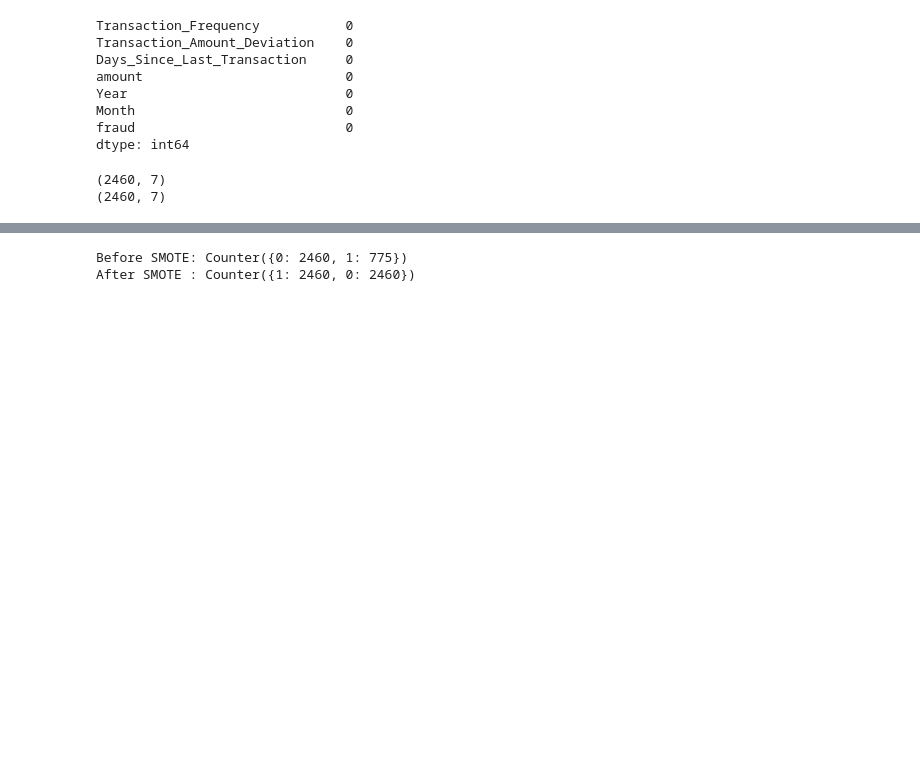
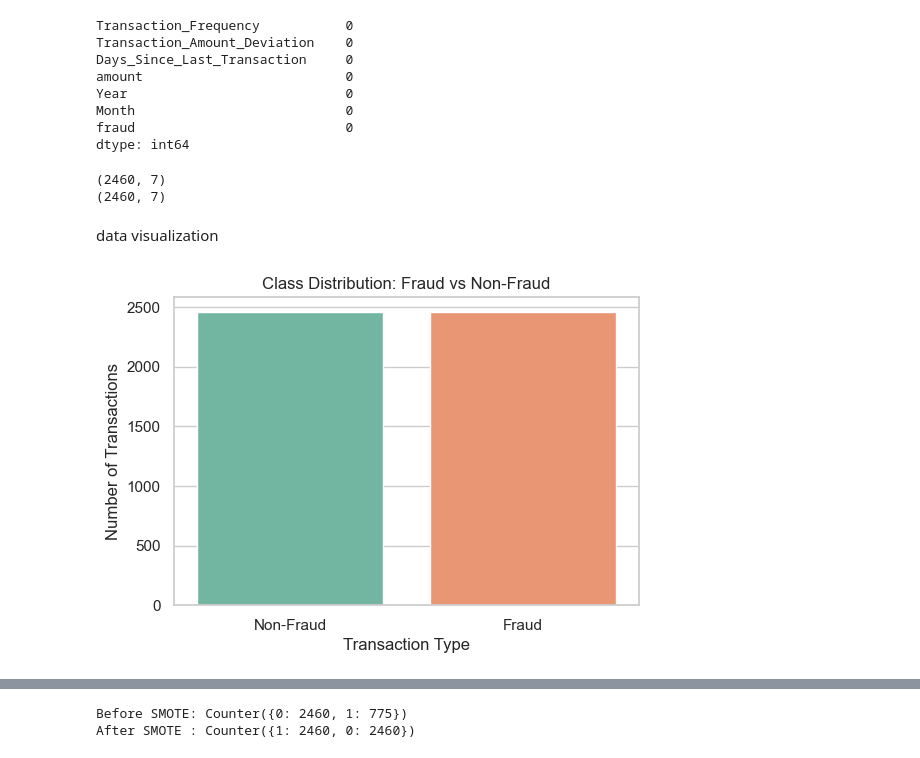
Before and after one commit to samridhixgarg/upiFraudDetection, a Jupyter notebook: upi_model.ipynb, the cells around one changed output, grey strips where cells are left out. Saved outputs shown, nothing was run; the diff lists cells and outputs as text; code cells hidden in the pictures; blank space fills up the shorter version.

```diff
--- a/upi_model.ipynb
+++ b/upi_model.ipynb
@@ -147,3 +146,19 @@ print(fraud.shape)
 # %% [output]
 (2460, 7)
 (2460, 7)
+# %% [markdown]
+data visualization
+# %%
+import matplotlib.pyplot as plt
+import seaborn as sns
+
+sns.set(style="whitegrid")
+plt.figure(figsize=(6,4))
+sns.countplot(x='fraud', data=df_final, palette='Set2')
+plt.title("Class Distribution: Fraud vs Non-Fraud")
+plt.xticks([0, 1], ['Non-Fraud', 'Fraud'])
+plt.ylabel("Number of Transactions")
+plt.xlabel("Transaction Type")
+plt.show()
+# %% [output]
+[figure, added]
```
Also changed, not shown: parts of 18 cells of this notebook.
